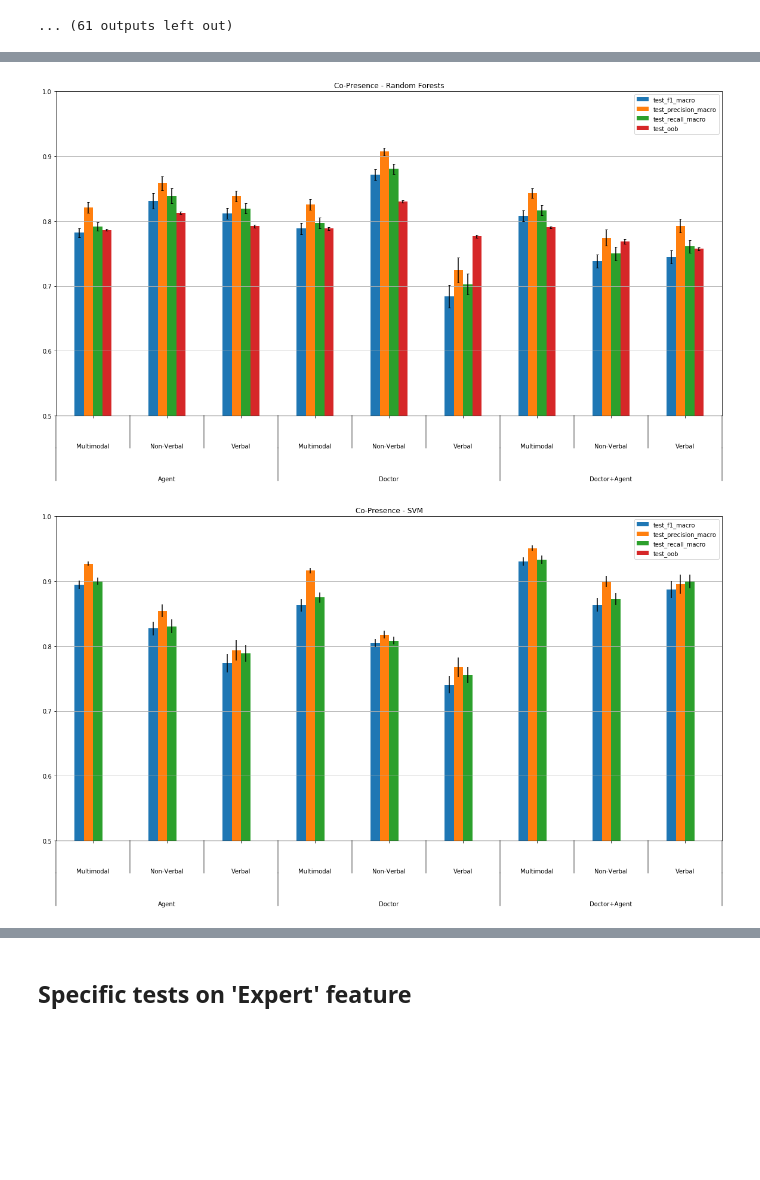
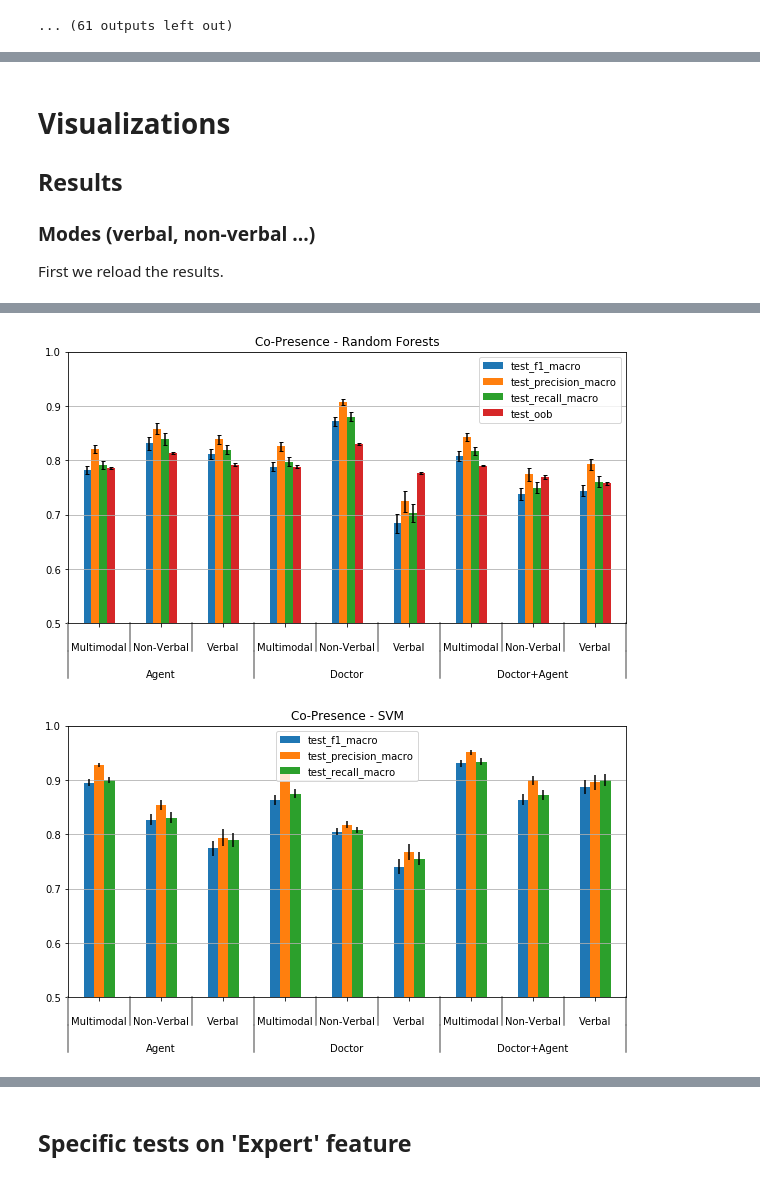
Before and after one commit to jbousque/predictionPresence, a Jupyter notebook: src/Learn.ipynb, the cells around one changed output, grey strips where cells are left out. Saved outputs shown, nothing was run; the diff lists cells and outputs as text; code cells hidden in the pictures; blank space fills up the shorter version.

```diff
--- a/src/Learn.ipynb
+++ b/src/Learn.ipynb
@@ -1283,22 +1458,3 @@ iter # 9
 [figure]
 [figure]
 ... (61 outputs left out)
-# %%
-x_range = [str(val) for val in scores_df.index]
-x_range = x_range[::2]
-plt.figure(figsize=(20,14))
-plt.title('Scores')
-width=0.1
-for i, t in enumerate(scores_df.columns):
-    #print (i,t)
-    #print(scores_df[t].values)
-    y = scores_df[t].values[::2]
-    y_err = scores_df[t].values[1::2]
-    the_range = [r + i*width for r in range(len(x_range))]
-    plt.bar(the_range, y, width, label=t)
-
-# Add feature names as x-axis labels
-plt.xticks(range(len(x_range)), x_range, rotation=90)
-
-#plt.savefig(os.path.join(dh.root_path, title+'.png'))
-plt.show()
@@ -1386 +1461,9 @@ err    Random Forests Co-Presence Agent        157015         0.106808
+# %% [markdown]
+# Visualizations
+
+## Results
+
+### Modes (verbal, non-verbal ...)
+
+First we reload the results.
 # %%
@@ -1411,10 +1496,21 @@ def label_group_bar_table(ax, df, nlevels=-1):
             pos += rpos
         add_line(ax, pos*scale , ypos)
         ypos -= .1
+# %%
+# Reload results
+dh = DataHandler('2-verbal-nonverbal-multimodal-duration')
+scores_df_index = [['Presence', 'Co-Presence'],
+             ['Doctor', 'Agent', 'Doctor+Agent'],
+             ['Verbal', 'Non-Verbal', 'Multimodal', 'Multimodal+Duration'],
+             ['Random Forests', 'SVM'],
+             ['score', 'err']
+            ]
+scores_df_multiindex = pd.MultiIndex.from_product(scores_df_index,
+                                                  names=['Metric', 'Subject', 'Mode', 'Classifier', 'Metric'])
+scores_df = dh.load_obj('results', 'scores')
+if scores_df is None:
+    print("No results to load !")
 # %%
-
-
-
 # RF - presence
 
 rear = scores_df[['test_f1_macro', 'test_precision_macro', 'test_recall_macro', 'test_oob']].reorder_levels([4,3,0,1,2], axis=0).sort_index()
@@ -1428,7 +1524,7 @@ mydf = mydf.sort_index()
 #                   axis='index')
 ax = mydf.plot(kind='bar',yerr=rear.loc['err', 'Random Forests', 'Presence'] / 10,
                stacked=False,
-               figsize=(20,10),
+               figsize=(10,5),
                title='Presence - Random Forests',
               capsize=2)
 #Below 2 lines remove default labels
@@ -1453,7 +1549,7 @@ mydf.sort_index()
 ax = mydf.plot(kind='bar',
                yerr=rear.loc['err', 'SVM', 'Presence'] / 10,
                stacked=False,
-               figsize=(20,10),
+               figsize=(10,5),
                title='Presence - SVM')
 #Below 2 lines remove default labels
 ax.set_xticklabels('')
@@ -1477,7 +1573,7 @@ mydf = mydf.sort_index()
 #                   axis='index')
 ax = mydf.plot(kind='bar',yerr=rear.loc['err', 'Random Forests', 'Co-Presence'] / 10,
                stacked=False,
-               figsize=(20,10),
+               figsize=(10,5),
                title='Co-Presence - Random Forests',
               capsize=2)
 #Below 2 lines remove default labels
@@ -1502,7 +1598,7 @@ mydf.sort_index()
 ax = mydf.plot(kind='bar',
                yerr=rear.loc['err', 'SVM', 'Co-Presence'] / 10,
                stacked=False,
-               figsize=(20,10),
+               figsize=(10,5),
                title='Co-Presence - SVM')
 #Below 2 lines remove default labels
 ax.set_xticklabels('')
@@ -1518,5 +1614,5 @@ plt.show()
-[figure, old version]
+[figure, new version]
-[figure, old version]
+[figure, new version]
 # %%
 # RF - presence
 
```
Also changed, not shown: parts of 46 cells of this notebook.
